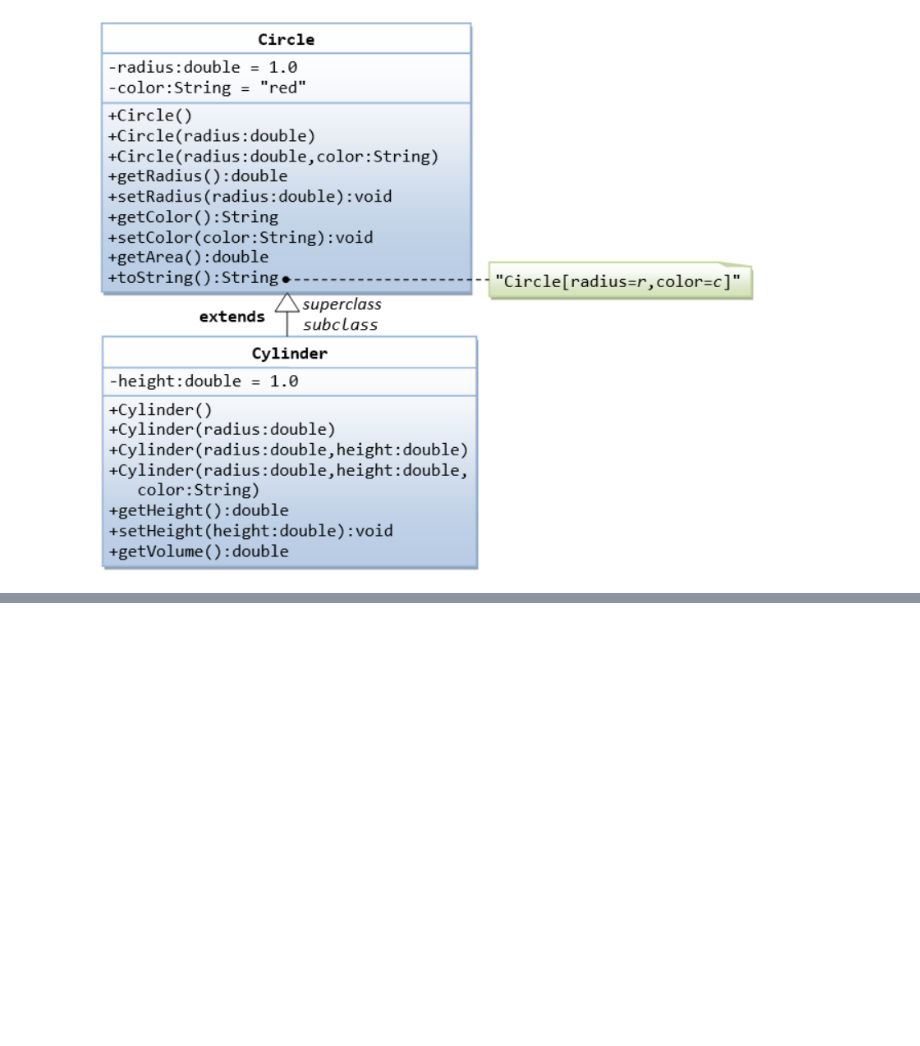
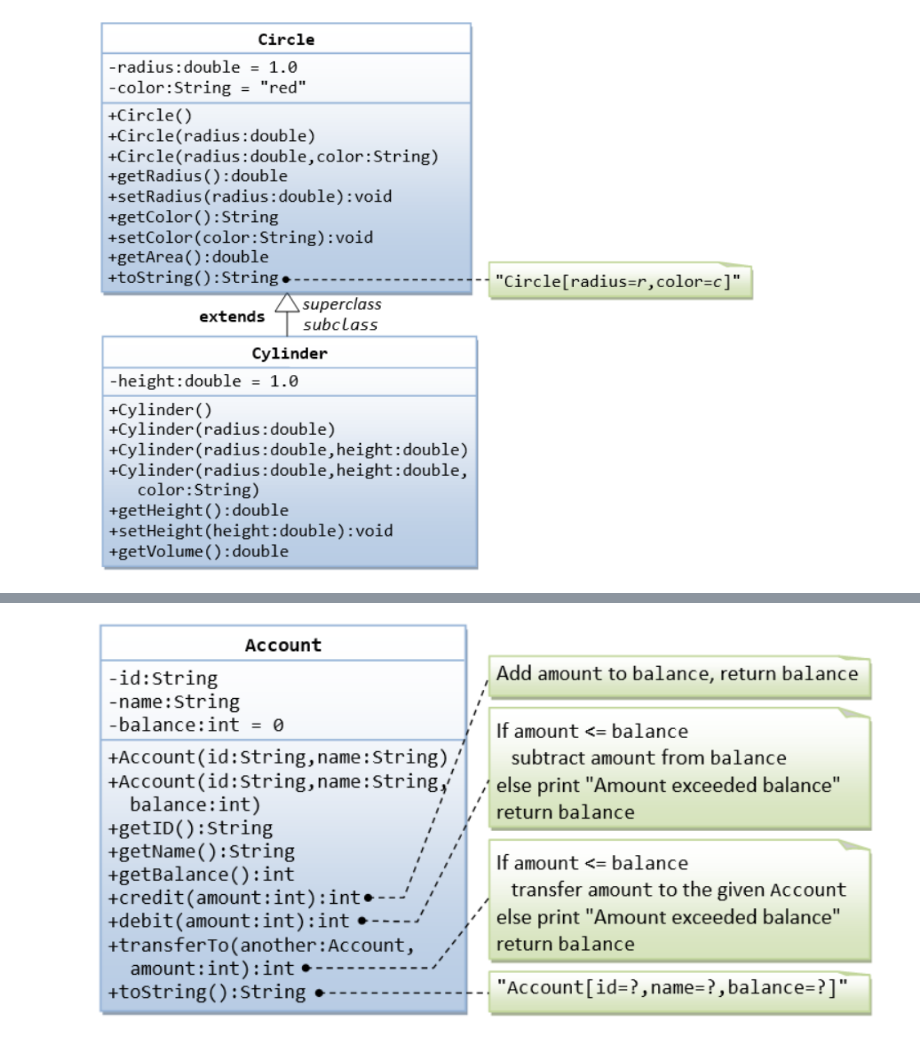
Before and after one commit to daucloudlab/AUES_ST, a Jupyter notebook: Labs/Lab-3/lab3.ipynb, the cells around one changed output, grey strips where cells are left out. Saved outputs shown, nothing was run; the diff lists cells and outputs as text; code cells hidden in the pictures; blank space fills up the shorter version.

```diff
--- a/Labs/Lab-3/lab3.ipynb
+++ b/Labs/Lab-3/lab3.ipynb
@@ -89,0 +201,4 @@ class Circle:
+# %%
+display.Image('oop-5.png')
+# %% [output]
+[figure, added]
```
Also changed, not shown: parts of 13 cells of this notebook, 2 other files.
